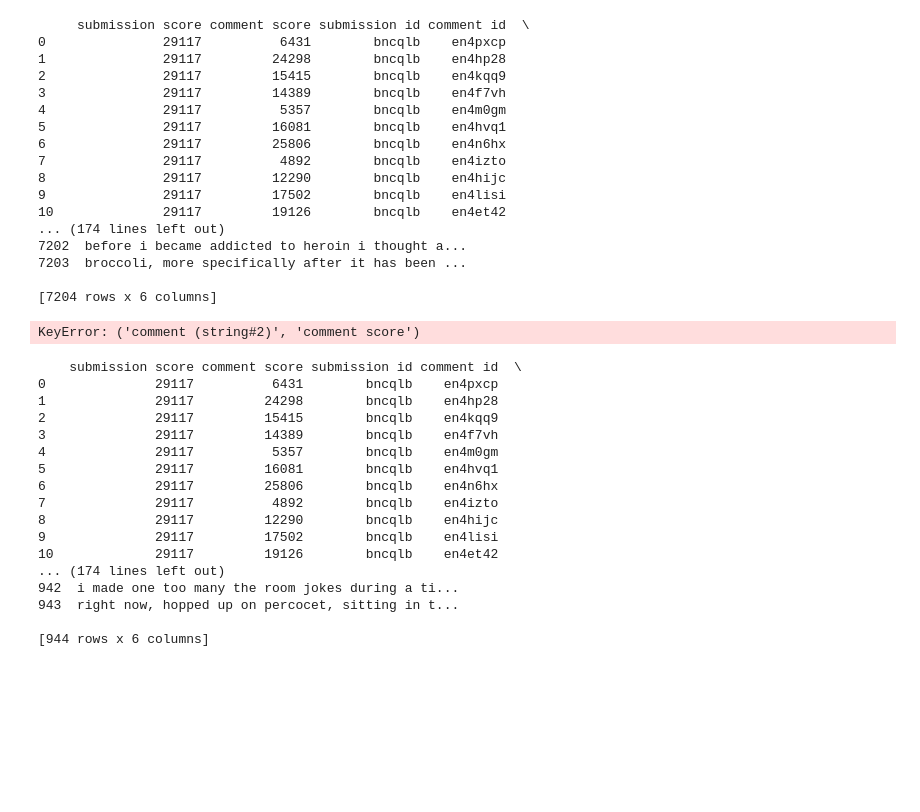
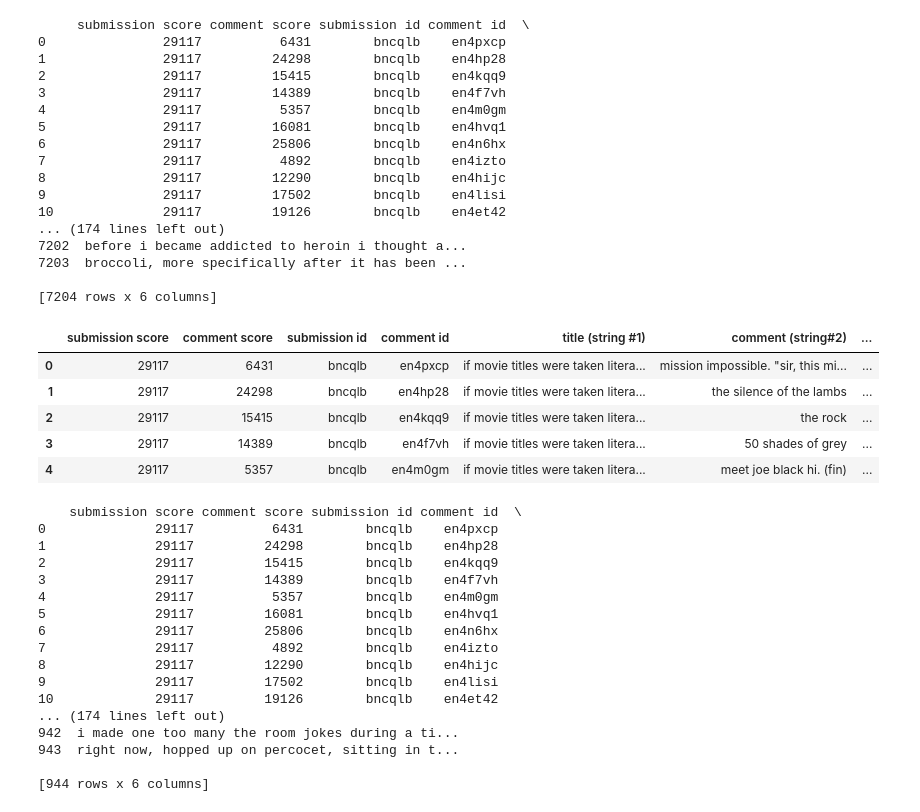
Before and after one commit to pedro-alonsod/pytorch-pretrained-BERT, a Jupyter notebook: Bert ADL Project.ipynb, the cells around one changed output. Saved outputs shown, nothing was run; the diff lists cells and outputs as text; code cells hidden in the pictures; blank space fills up the shorter version.

Commit message:
data
up

```diff
--- a/Bert ADL Project.ipynb
+++ b/Bert ADL Project.ipynb
@@ -172,9 +172,16 @@ print(data_df_train)
 # %%
 # data_df_train.to_csv('./data/TrainFile.csv', index=False, sep='\t')
 # data_df_train['comment score'].to_csv('./data/labels.csv', index=False, sep='\t')
-data_df_train['comment (string#2)','comment score']
+data_df_train[['start','title (string #1)','sep', 'comment (string#2)','sep', 'comment score']].to_csv('./data/train.tsv', index=False, sep='\t')
+# data_df_train['sep'] = '[SEP]'
+data_df_train.head()
 # %% [output]
-KeyError: ('comment (string#2)', 'comment score')
+|  | submission score | comment score | submission id | comment id | title (string #1) | comment (string#2) | ... |
+| 0 | 29117 | 6431 | bncqlb | en4pxcp | if movie titles were taken litera... | mission impossible. "sir, this mi... | ... |
+| 1 | 29117 | 24298 | bncqlb | en4hp28 | if movie titles were taken litera... | the silence of the lambs | ... |
+| 2 | 29117 | 15415 | bncqlb | en4kqq9 | if movie titles were taken litera... | the rock | ... |
+| 3 | 29117 | 14389 | bncqlb | en4f7vh | if movie titles were taken litera... | 50 shades of grey | ... |
+| 4 | 29117 | 5357 | bncqlb | en4m0gm | if movie titles were taken litera... | meet joe black hi. (fin) | ... |
 # %%
 data_dict = dict()
 data_dict['submission score'] = []
```
Also changed, not shown: 1 other file.
